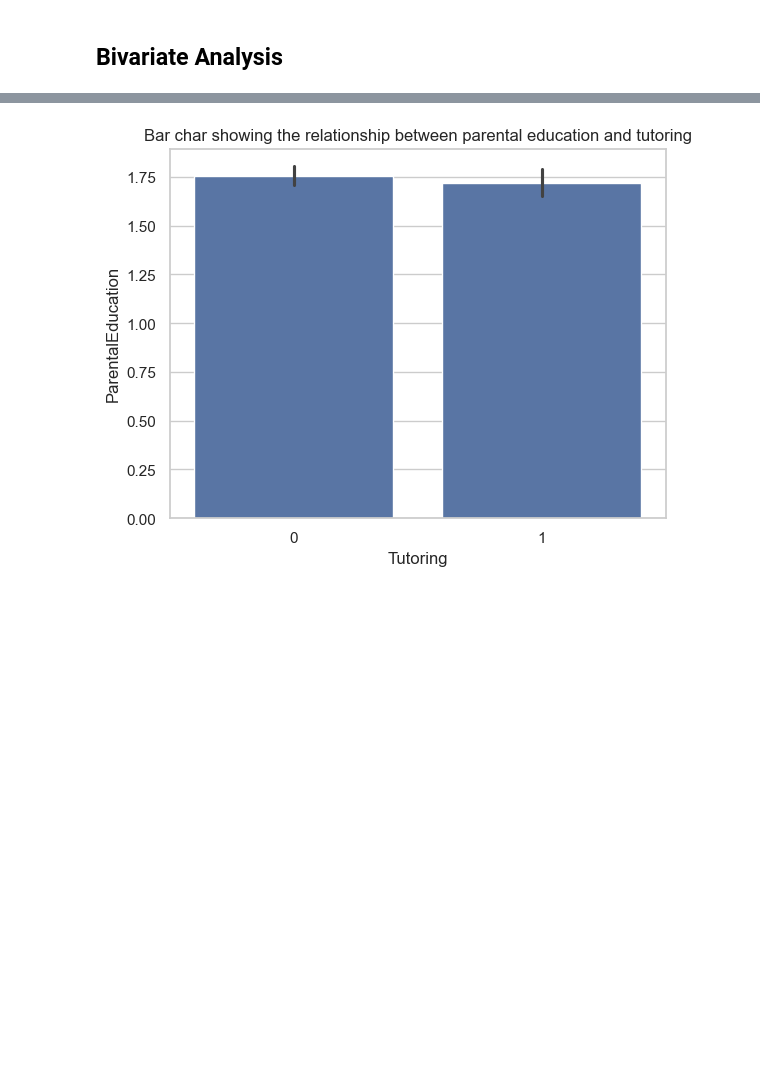
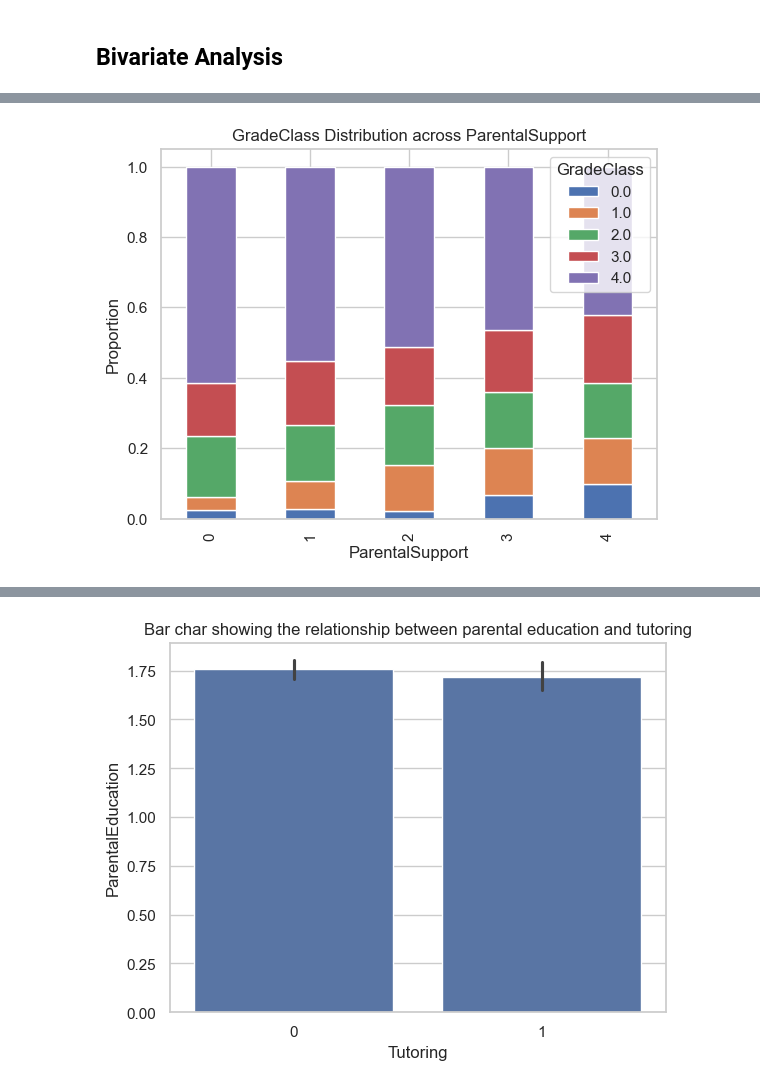
Before and after one commit to CantCode29/MLG382ProjectFolder, a Jupyter notebook: notebooks/BrightAcademyGradeAnalysisAndPredictionNoteBook.ipynb, the cells around one changed output, grey strips where cells are left out. Cells and saved outputs as stored; diff of their text form; code cells hidden in the pictures; blank space fills up the shorter version.

```diff
--- a/notebooks/BrightAcademyGradeAnalysisAndPredictionNoteBook.ipynb
+++ b/notebooks/BrightAcademyGradeAnalysisAndPredictionNoteBook.ipynb
@@ -302,0 +334,7 @@ plt.show()
+# %%
+pd.crosstab(df['ParentalSupport'], df['GradeClass'], normalize='index').plot(kind='bar', stacked=True)
+plt.title("GradeClass Distribution across ParentalSupport")
+plt.ylabel("Proportion")
+plt.show()
+# %% [output]
+[figure, added]
```
Also changed, not shown: parts of 5 cells of this notebook, 1 other file.
